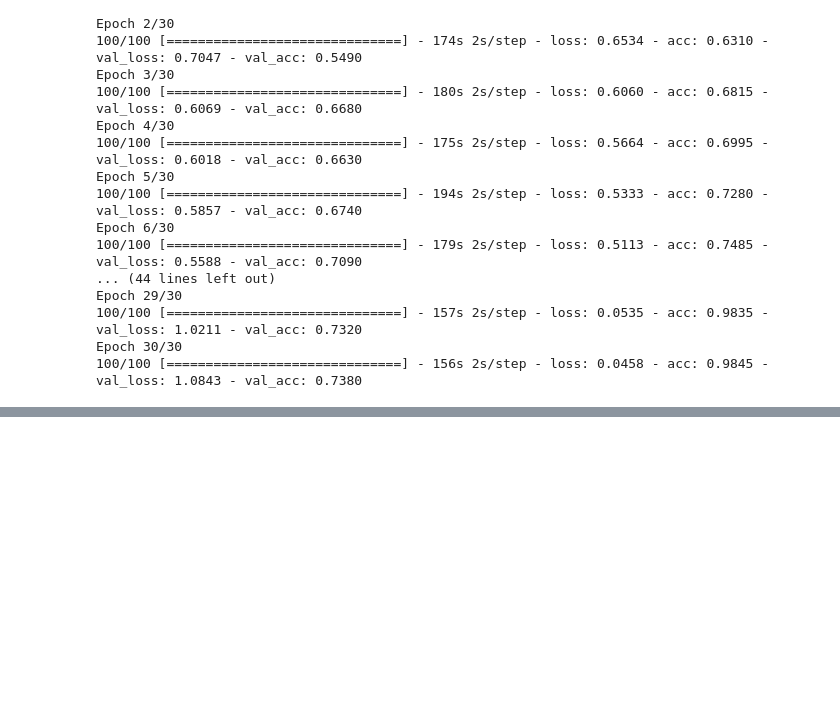
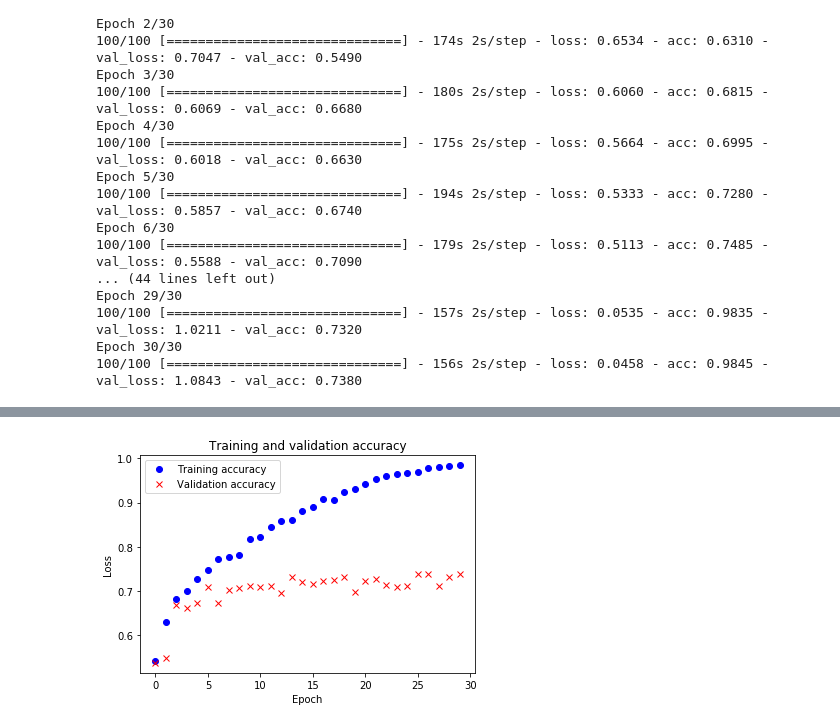
Before and after one commit to mohantyk/deep-learning-book, a Jupyter notebook: convnet-for-dogs-vs-cats.ipynb, the cells around one changed output, grey strips where cells are left out. Saved outputs shown, nothing was run; the diff lists cells and outputs as text; code cells hidden in the pictures; blank space fills up the shorter version.

```diff
--- a/convnet-for-dogs-vs-cats.ipynb
+++ b/convnet-for-dogs-vs-cats.ipynb
@@ -108,0 +134,13 @@ convnet.save('cats_vs_dogs_small_1.h5')
+# %%
+# Accuracy plots
+plt.figure()
+
+plt.plot( epoch, train_acc, 'bo', label='Training accuracy' )
+plt.plot( epoch, val_acc, 'rx', label='Validation accuracy' )
+plt.xlabel('Epoch')
+plt.ylabel('Loss')
+plt.title('Training and validation accuracy')
+plt.legend()
+plt.show()
+# %% [output]
+[figure, added]
```
Also changed, not shown: parts of 4 cells of this notebook.
